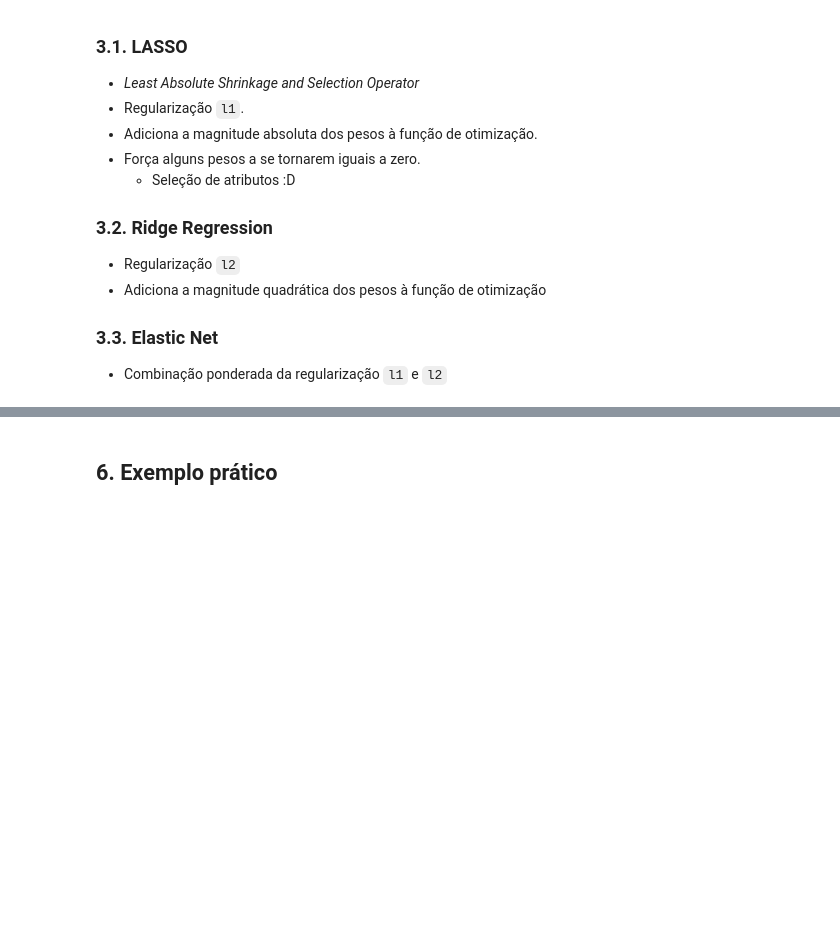
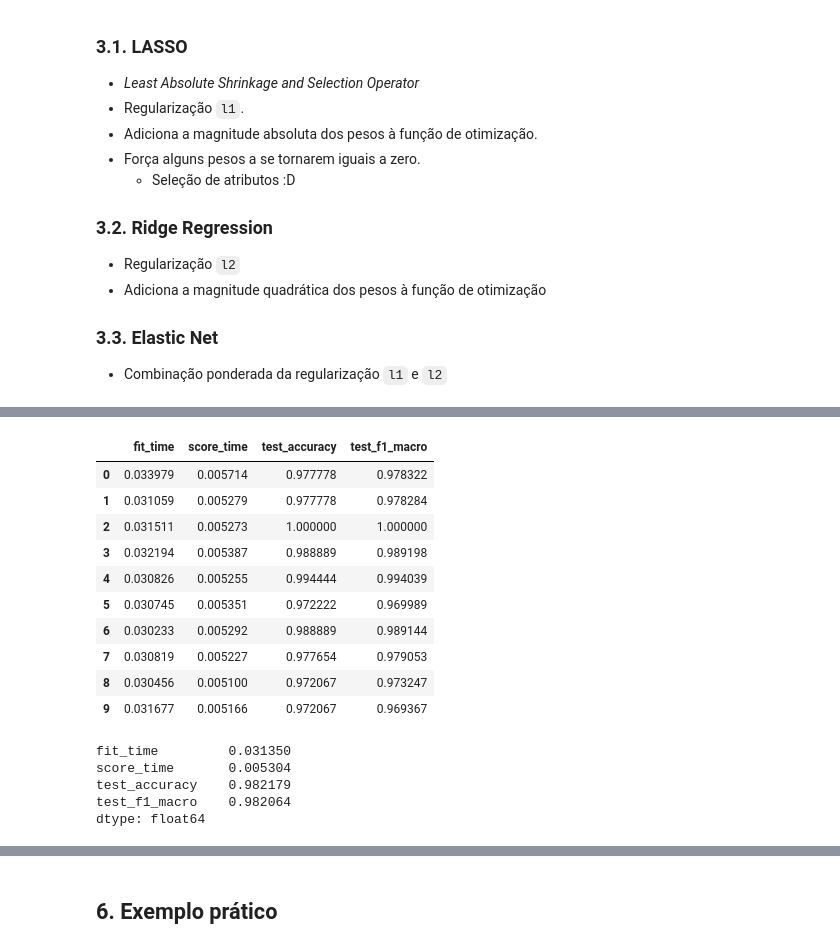
Before and after one commit to smastelini/eng-soft-ml-uel, a Jupyter notebook: aula-4.ipynb, the cells around one changed output, grey strips where cells are left out. Cells and saved outputs as stored; diff of their text form; code cells hidden in the pictures; blank space fills up the shorter version.

```diff
--- a/aula-4.ipynb
+++ b/aula-4.ipynb
@@ -234,0 +254,33 @@ $$sigmoid(\tilde{x}) = \dfrac{1}{1 + e^{-\tilde{x}}}$$
+# %%
+X, y = load_digits(return_X_y=True, as_frame=True)
+# %%
+res_linear = cross_validate(
+    SVC(kernel="linear"),
+    X=X,
+    y=y,
+    scoring=["accuracy", "f1_macro"],
+    cv=KFold(n_splits=10, shuffle=True, random_state=8)
+)
+
+res_linear = pd.DataFrame(res_linear)
+res_linear
+# %% [output]
+|  | fit_time | score_time | test_accuracy | test_f1_macro |
+| 0 | 0.033979 | 0.005714 | 0.977778 | 0.978322 |
+| 1 | 0.031059 | 0.005279 | 0.977778 | 0.978284 |
+| 2 | 0.031511 | 0.005273 | 1.000000 | 1.000000 |
+| 3 | 0.032194 | 0.005387 | 0.988889 | 0.989198 |
+| 4 | 0.030826 | 0.005255 | 0.994444 | 0.994039 |
+| 5 | 0.030745 | 0.005351 | 0.972222 | 0.969989 |
+| 6 | 0.030233 | 0.005292 | 0.988889 | 0.989144 |
+| 7 | 0.030819 | 0.005227 | 0.977654 | 0.979053 |
+| 8 | 0.030456 | 0.005100 | 0.972067 | 0.973247 |
+| 9 | 0.031677 | 0.005166 | 0.972067 | 0.969367 |
+# %%
+res_linear.mean(axis=0)
+# %% [output]
+fit_time         0.031350
+score_time       0.005304
+test_accuracy    0.982179
+test_f1_macro    0.982064
+dtype: float64
```
Also changed, not shown: parts of 28 cells of this notebook, 1 other file.
